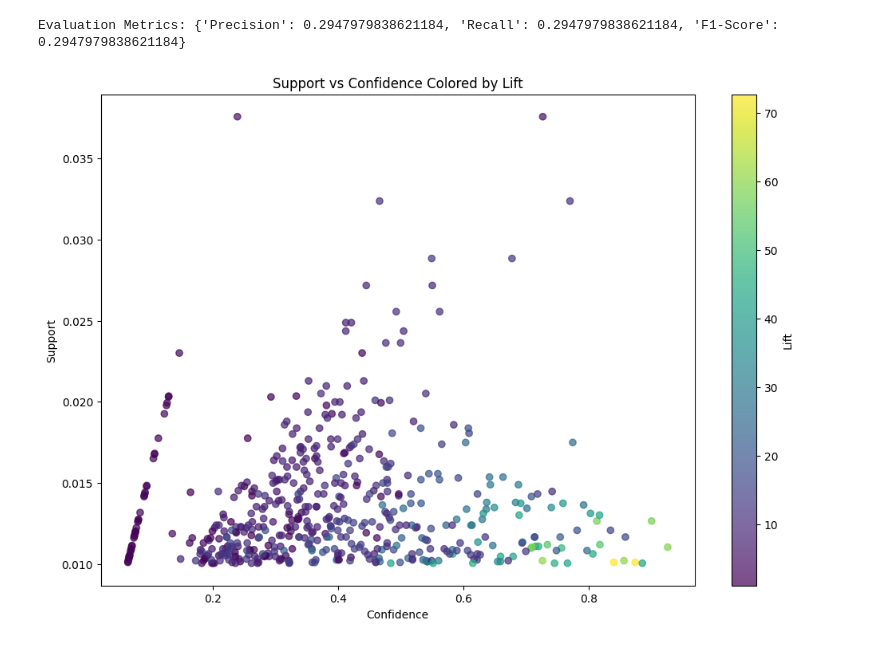
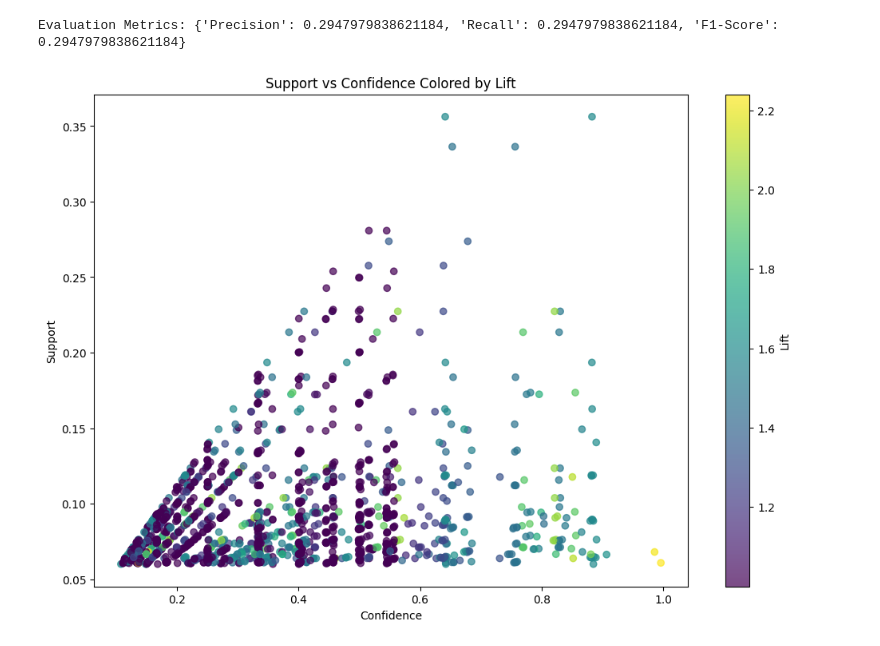
Before and after one commit to DjeziriOus/MiniProjet-ML, a Jupyter notebook: retail.ipynb, the cells around one changed output. Drawn from its saved outputs; the diff is of its cells as text; code cells hidden in the pictures.

```diff
--- a/retail.ipynb
+++ b/retail.ipynb
@@ -220,25 +220,25 @@ print("Evaluation Metrics:", metrics)
 Evaluation Metrics: {'Precision': 0.2947979838621184, 'Recall': 0.2947979838621184, 'F1-Score': 0.2947979838621184}
 # %%
 import matplotlib.pyplot as plt
-
+rules = pd.read_csv('rules/islem_rules.csv')
 def plot_rules(rules):
     """
     Visualize association rules using support, confidence, and lift.
 
     Args:
         rules (DataFrame): Association rules.
     """
     plt.figure(figsize=(12, 8))
     scatter = plt.scatter(
         rules['confidence'], rules['support'] , c=rules['lift'], cmap='viridis', alpha=0.7
     )
     plt.colorbar(scatter, label='Lift')
     plt.title('Support vs Confidence Colored by Lift')
     plt.xlabel('Confidence')
     plt.ylabel('Support')
     plt.show()
 
 # Visualize the rules
 plot_rules(rules)
 # %% [output]
-[figure, old version]
+[figure, new version]
```
Also changed, not shown: parts of 2 cells of this notebook, 3 other files.
